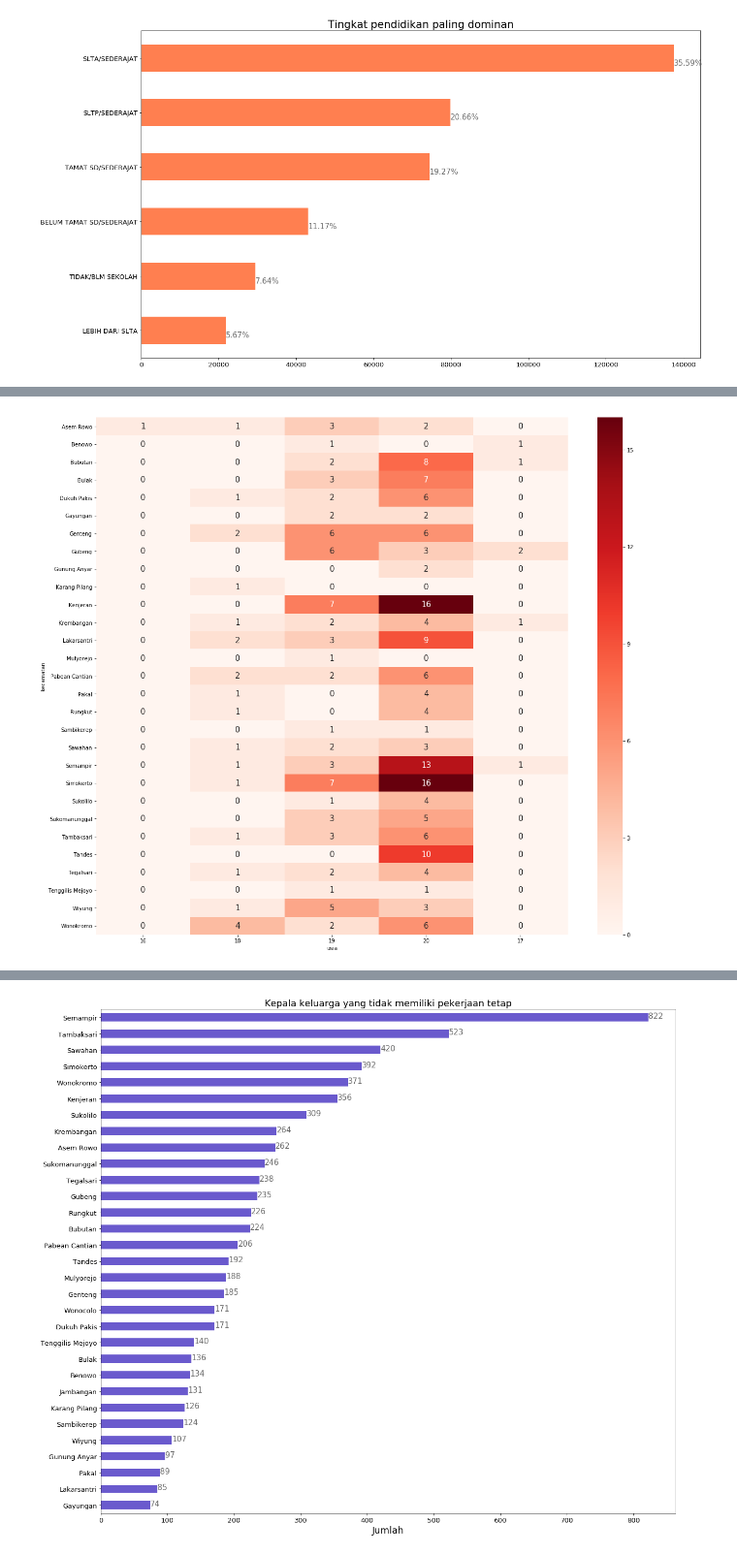
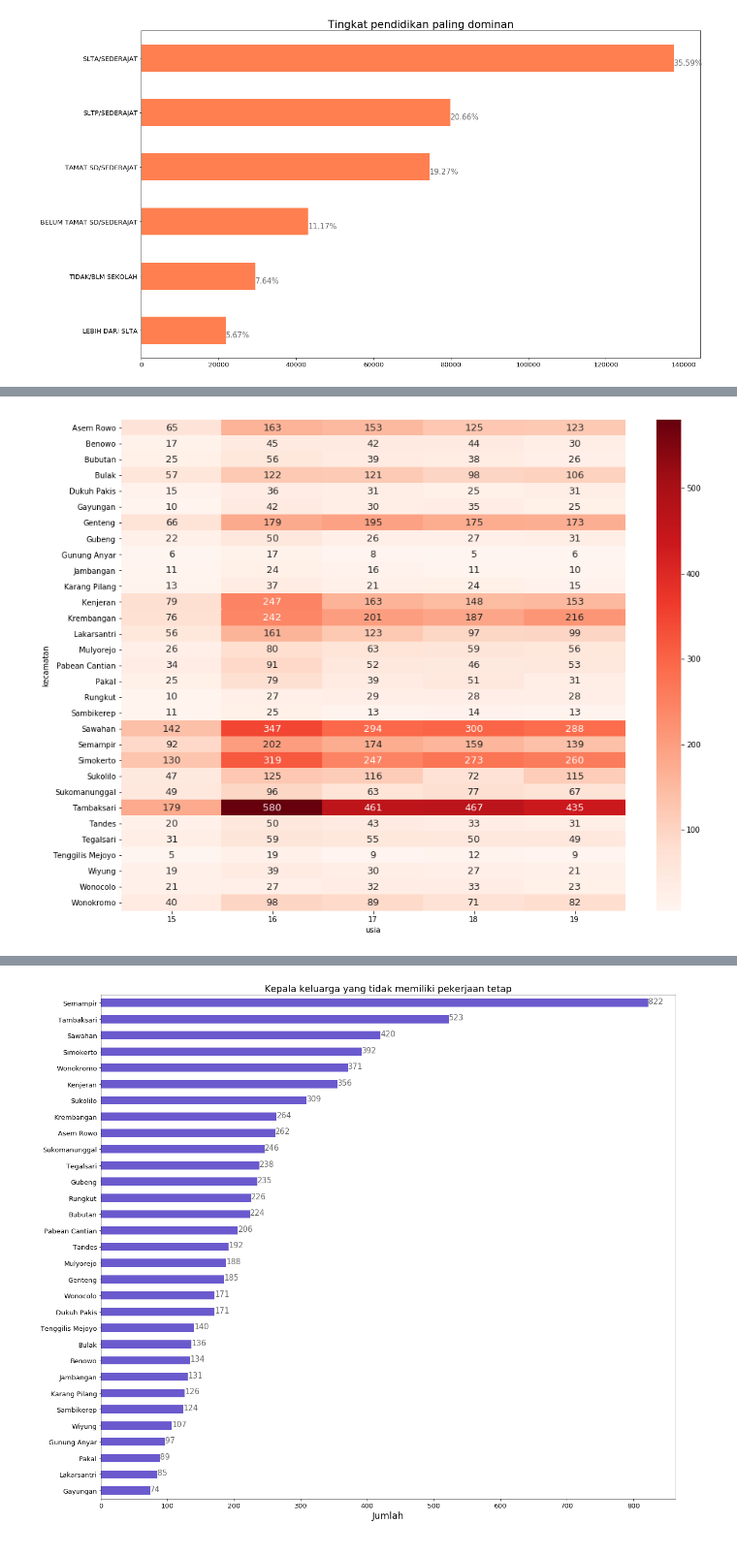
Before and after one commit to anggiemeythia/FPVisinf, a Jupyter notebook: Final Project Visualisasi Informasi 2.ipynb, the cells around one changed output, grey strips where cells are left out. Shown at 97% size. Drawn from its saved outputs; the diff is of its cells as text; code cells hidden in the pictures.

```diff
--- a/Final Project Visualisasi Informasi 2.ipynb
+++ b/Final Project Visualisasi Informasi 2.ipynb
@@ -6,4 +6,4 @@ import numpy as np
 pd.set_option('display.width', 6000)
 pd.set_option('display.max_columns', 60)
 
-plt.rcParams['figure.figsize'] = (20, 18)
+plt.rcParams['figure.figsize'] = (15, 12)
@@ -164,21 +178,21 @@ plt.show()
 # %%
 #7. Jumlah anak dengan usia (10-20 tahun) akan tetapi belum bersekolah
 thnLahir = gakinSBY['tgl_lhr'].astype(str).str[:4]
 #membuat kolom usia
 thn = thnLahir.astype(int)
 usia = 2019 - thn
 gakinSBY['usia'] = usia
 
 isAnak = gakinSBY['hubkel']=='ANAK'
 isTidakSekolah = gakinSBY['pendidikan_descrip']=='TIDAK/BLM SEKOLAH'
 isWajibSekolah = (gakinSBY['usia']>10) &  (gakinSBY['usia']<20)
 
-ax = gakinSBY[isWajibSekolah][isAnak][isTidakSekolah]#['kecamatan'].value_counts().plot(kind='barh', title='Jumlah anak dengan usia (10-20 tahun) akan tetapi belum bersekolah', color=(0.3,0.9,0.4,0.6), figsize=(20,18))
+ax = gakinSBY[isAnak][isWajibSekolah][isTidakSekolah]#['kecamatan'].value_counts().plot(kind='barh', title='Jumlah anak dengan usia (10-20 tahun) akan tetapi belum bersekolah', color=(0.3,0.9,0.4,0.6), figsize=(20,18))
 
-df = pd.DataFrame({'usia': usia, 'kecamatan': kecamatan})
+df = pd.DataFrame({'usia': ax["usia"], 'kecamatan': ax["kecamatan"]})
 newdf = df.groupby(['kecamatan', 'usia']).size().unstack(fill_value=0)
-p1 = sns.heatmap(newdf, cmap="Reds", annot=True, annot_kws={"size": 15})
+p1 = sns.heatmap(newdf, cmap="Reds", annot=True, annot_kws={"size": 13}, fmt='g')
 # %% [output]
-[figure, old version]
+[figure, new version]
 # %%
 #8. Jumlah istri yang berusia dibawah 20 tahun (Pernikahan dini)
```
Also changed, not shown: parts of 8 cells of this notebook.
